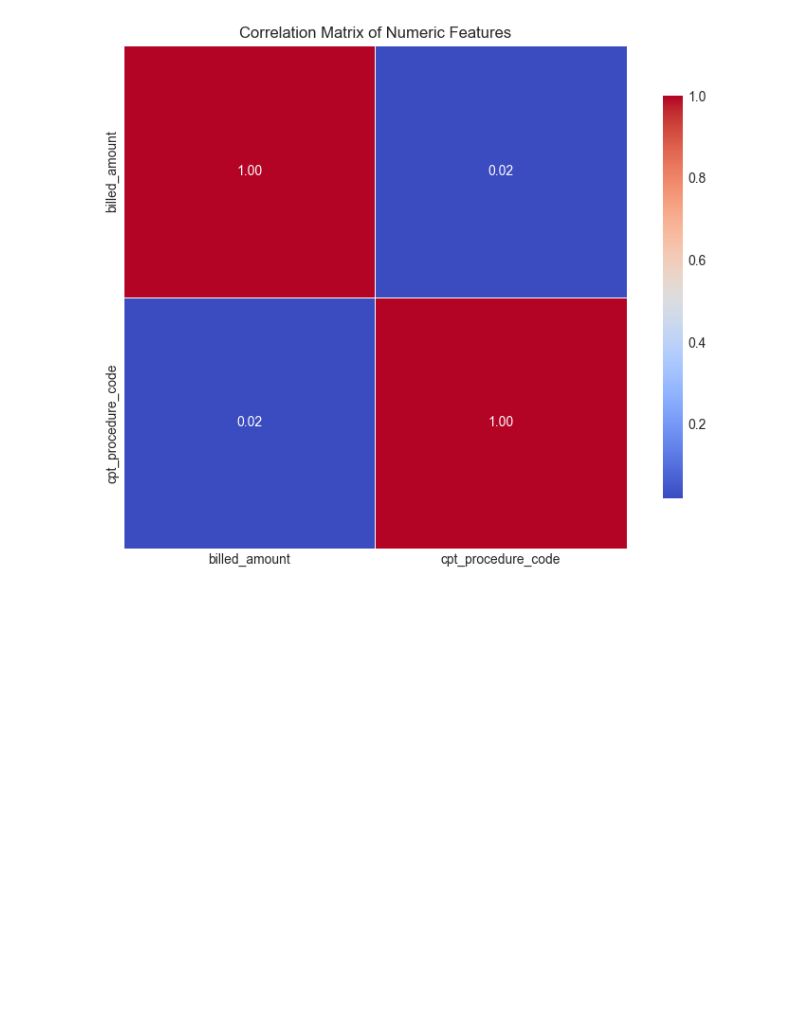
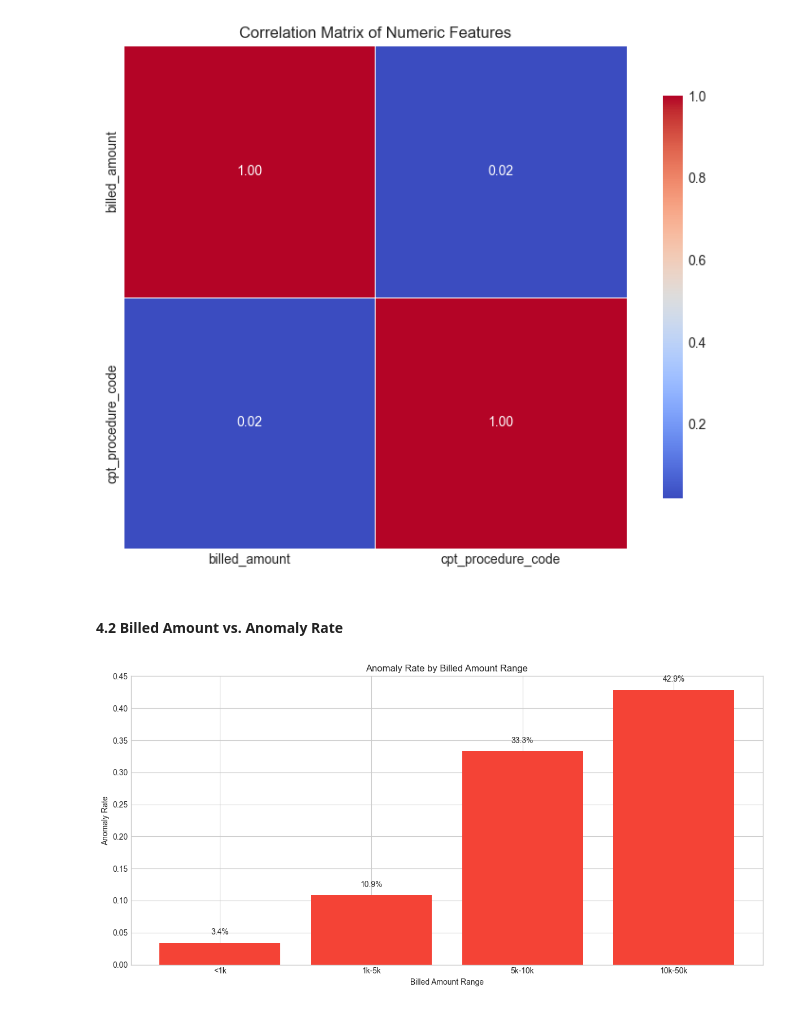
Before and after one commit to Houzibe/health-insurance-fraudulent-claims-detection-system, a Jupyter notebook: notebooks/01_EDA_and_Preprocessing.ipynb, the cells around one changed output. Cells and saved outputs as stored; diff of their text form; code cells hidden in the pictures; blank space fills up the shorter version.

Commit message:
Added bivariate analysis by billed Amount vs Anomaly Rate

```diff
--- a/notebooks/01_EDA_and_Preprocessing.ipynb
+++ b/notebooks/01_EDA_and_Preprocessing.ipynb
@@ -345,3 +345,25 @@ plt.tight_layout()
 plt.show()
 # %% [output]
 [figure]
+# %% [markdown]
+#### 4.2 Billed Amount vs. Anomaly Rate
+# %%
+# Bucket billed amounts and calculate anomaly rate
+bins = [0, 1000, 5000, 10000, 50000, 100000, 500000, float('inf')]
+labels = ['<1k', '1k-5k', '5k-10k', '10k-50k', '50k-100k', '100k-500k', '>500k']
+df['amount_bucket'] = pd.cut(df['billed_amount'], bins=bins, labels=labels)
+
+anomaly_by_amount = df.groupby('amount_bucket', observed=False)['is_anomaly'].mean()
+
+plt.figure(figsize=(12, 6))
+bars = plt.bar(anomaly_by_amount.index, anomaly_by_amount.values, color='#F44336')
+plt.xlabel('Billed Amount Range')
+plt.ylabel('Anomaly Rate')
+plt.title('Anomaly Rate by Billed Amount Range')
+for bar, value in zip(bars, anomaly_by_amount.values):
+    plt.text(bar.get_x() + bar.get_width()/2, bar.get_height() + 0.01,
+             f'{value:.1%}', ha='center', va='bottom')
+plt.tight_layout()
+plt.show()
+# %% [output]
+[figure, added]
```
